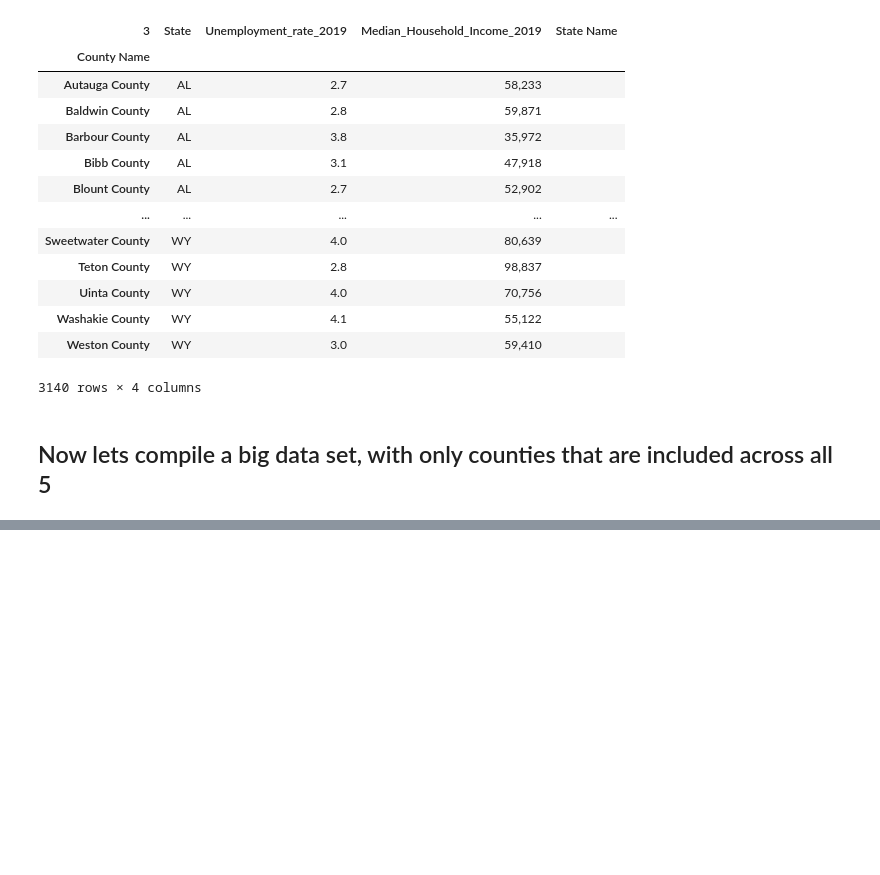
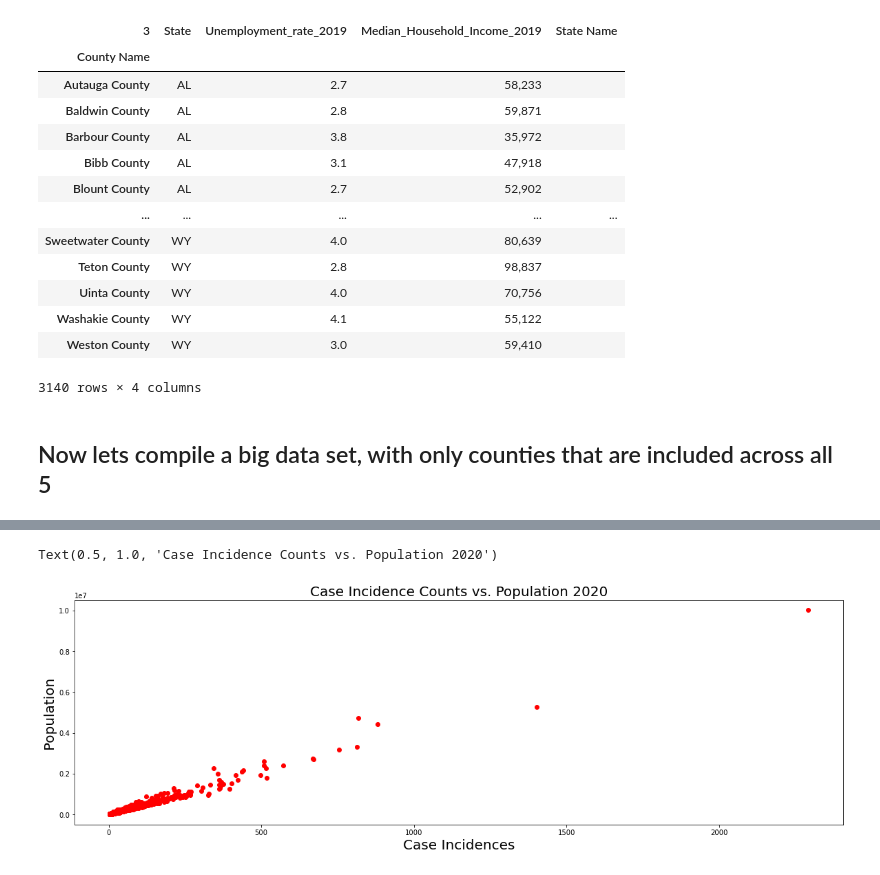
Before and after one commit to mahakbindal/Predicting-Breast-Cancer, a Jupyter notebook: Predicting_Breast_Cancer.ipynb, the cells around one changed output, grey strips where cells are left out. Saved outputs shown, nothing was run; the diff lists cells and outputs as text; code cells hidden in the pictures; blank space fills up the shorter version.

```diff
--- a/Predicting_Breast_Cancer.ipynb
+++ b/Predicting_Breast_Cancer.ipynb
@@ -598,0 +845,12 @@ meeting with Lucian:
+# %%
+#avg annual count vs. population
+
+plt.figure(figsize = (20,6))
+plt.scatter(annual_counts, all_data["Population 2020"], color = "r")
+
+plt.xlabel("Case Incidences", fontsize = 20)
+plt.ylabel("Population", fontsize = 20)
+plt.title("Case Incidence Counts vs. Population 2020", fontsize = 20)
+# %% [output]
+Text(0.5, 1.0, 'Case Incidence Counts vs. Population 2020')
+[figure, added]
```
Also changed, not shown: parts of 61 cells of this notebook, 3 other files.
